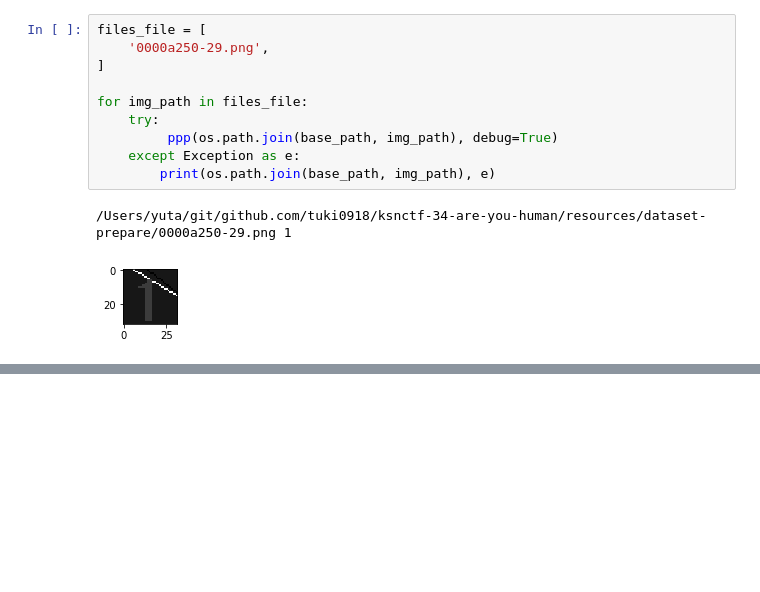
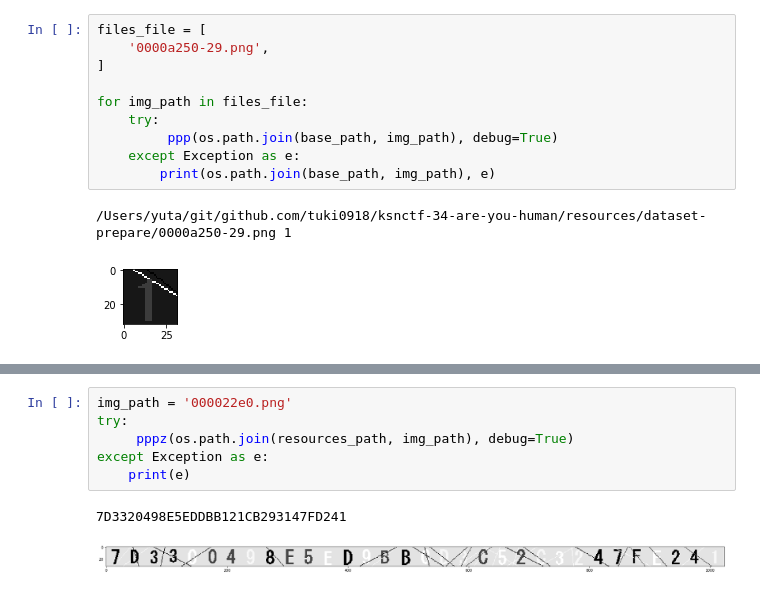
Before and after one commit to tuki0918/ksnctf-34-are-you-human, a Jupyter notebook: jupyter-notebook/tips/4.1.dataset_predict.ipynb, the cells around one changed output, grey strips where cells are left out. Drawn from its saved outputs; the diff is of its cells as text; blank space fills up the shorter version.

```diff
--- a/jupyter-notebook/tips/4.1.dataset_predict.ipynb
+++ b/jupyter-notebook/tips/4.1.dataset_predict.ipynb
@@ -93,0 +138,9 @@ def ppp(path, debug=False):
+# %%
+img_path = '000022e0.png'
+try:
+     pppz(os.path.join(resources_path, img_path), debug=True)
+except Exception as e:
+    print(e)
+# %% [output]
+7D3320498E5EDDBB121CB293147FD241
+[figure, added]
```
Also changed, not shown: parts of 3 cells of this notebook.
